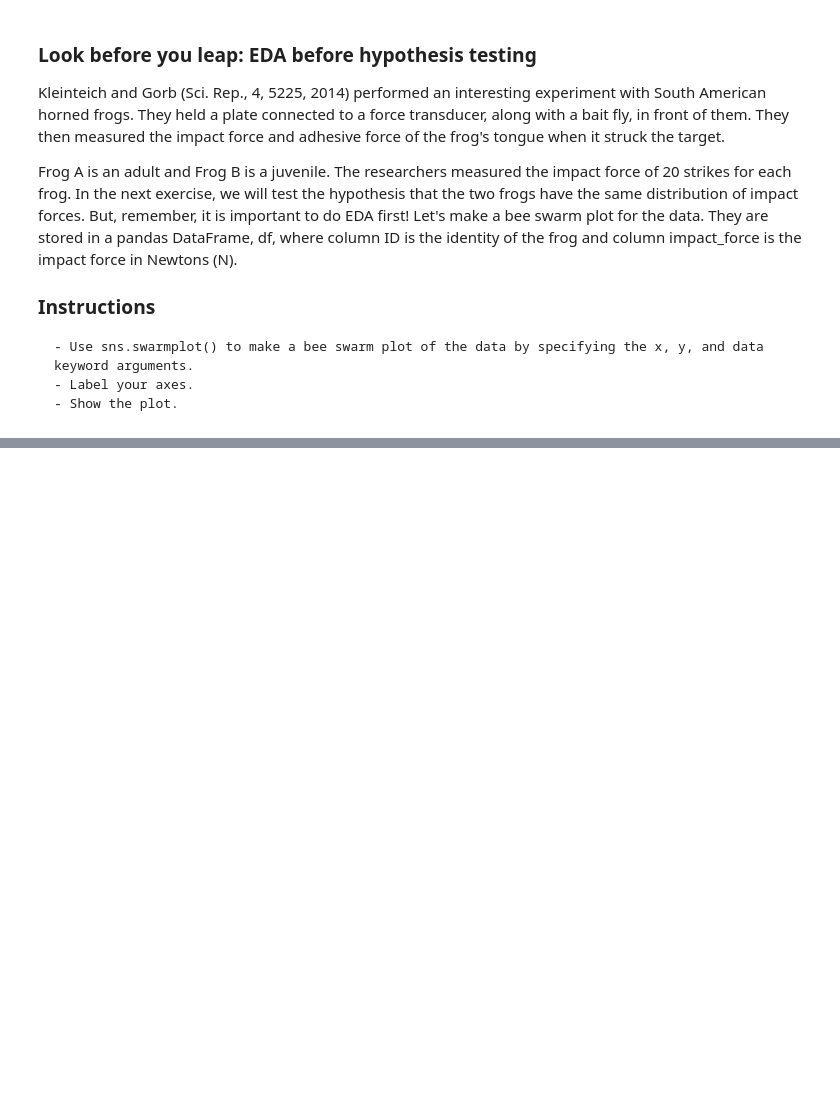
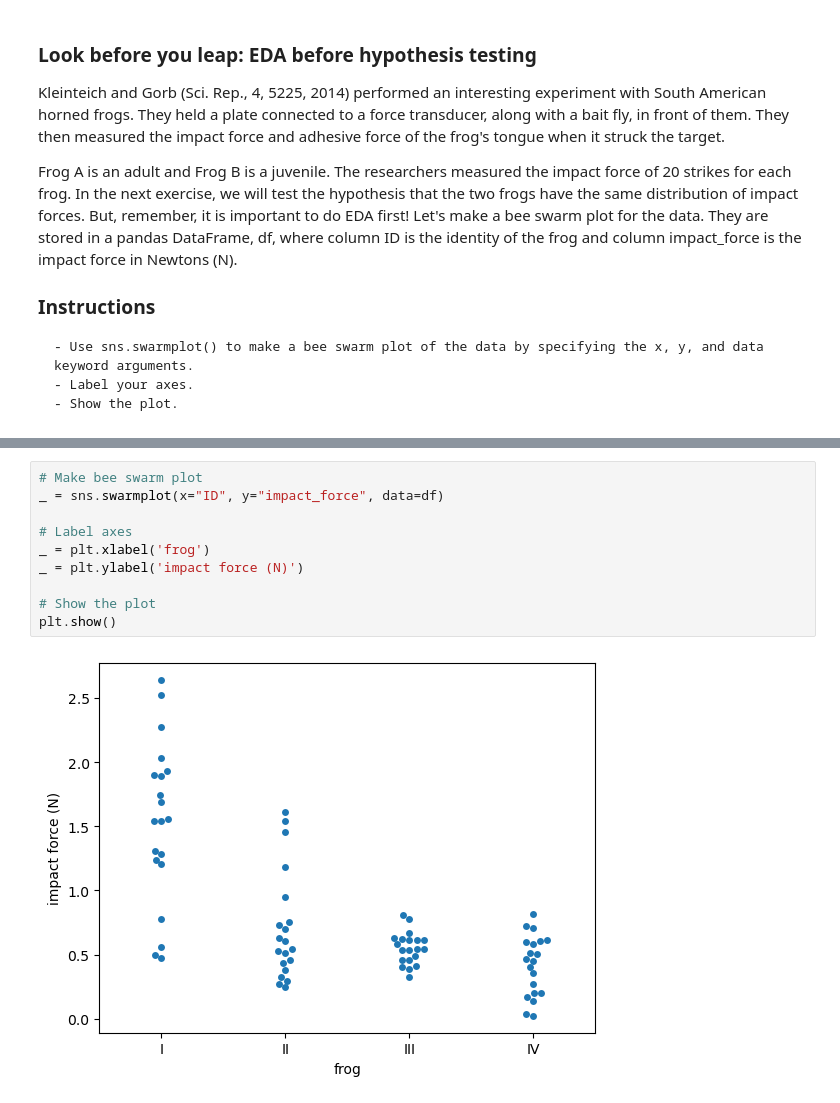
Before and after one commit to cstone157/jupyter_datacamp, a Jupyter notebook: work/courses/Statistical_Thinking_in_Python_(Part_2)/03-Introduction_to_hypothesis_testing.ipynb, the cells around one changed output, grey strips where cells are left out. Cells and saved outputs as stored; diff of their text form; blank space fills up the shorter version.

```diff
--- a/work/courses/Statistical_Thinking_in_Python_(Part_2)/03-Introduction_to_hypothesis_testing.ipynb
+++ b/work/courses/Statistical_Thinking_in_Python_(Part_2)/03-Introduction_to_hypothesis_testing.ipynb
@@ -165,0 +152,12 @@ df = df.drop('impact force (mN)', axis=1)
+# %%
+# Make bee swarm plot
+_ = sns.swarmplot(x="ID", y="impact_force", data=df)
+
+# Label axes
+_ = plt.xlabel('frog')
+_ = plt.ylabel('impact force (N)')
+
+# Show the plot
+plt.show()
+# %% [output]
+[figure, added]
```
Also changed, not shown: parts of 1 cell of this notebook, 9 other files.
